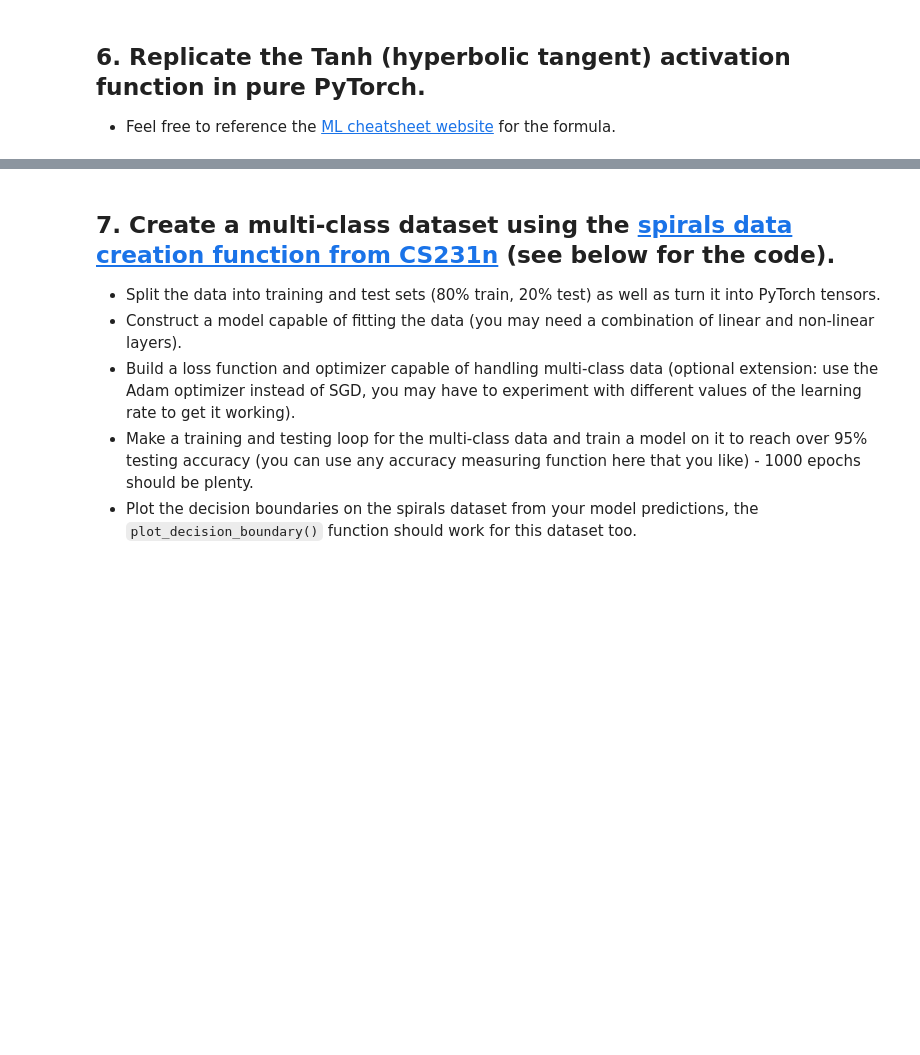
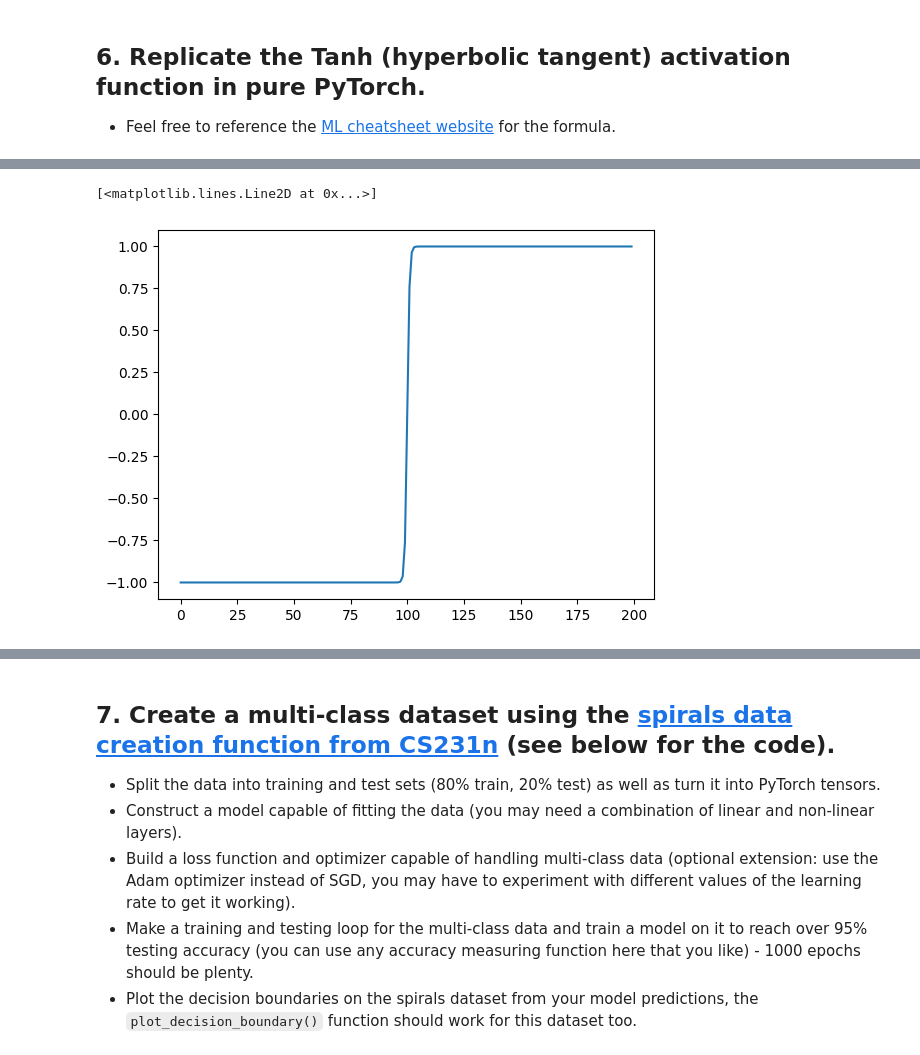
Before and after one commit to snxly/colab, a Jupyter notebook: exercises/02_pytorch_classification_exercises.ipynb, the cells around one changed output, grey strips where cells are left out. Cells and saved outputs as stored; diff of their text form; code cells hidden in the pictures; blank space fills up the shorter version.

```diff
--- a/exercises/02_pytorch_classification_exercises.ipynb
+++ b/exercises/02_pytorch_classification_exercises.ipynb
@@ -282,2 +287,6 @@ plot_decision_boundary(model, X_test, y_test)
 # %%
 # Test torch.tanh() on the tensor and plot it
+plt.plot(torch.tanh(a))
+# %% [output]
+[<matplotlib.lines.Line2D at 0x...>]
+[figure, added]
```
Also changed, not shown: parts of 18 cells of this notebook.
